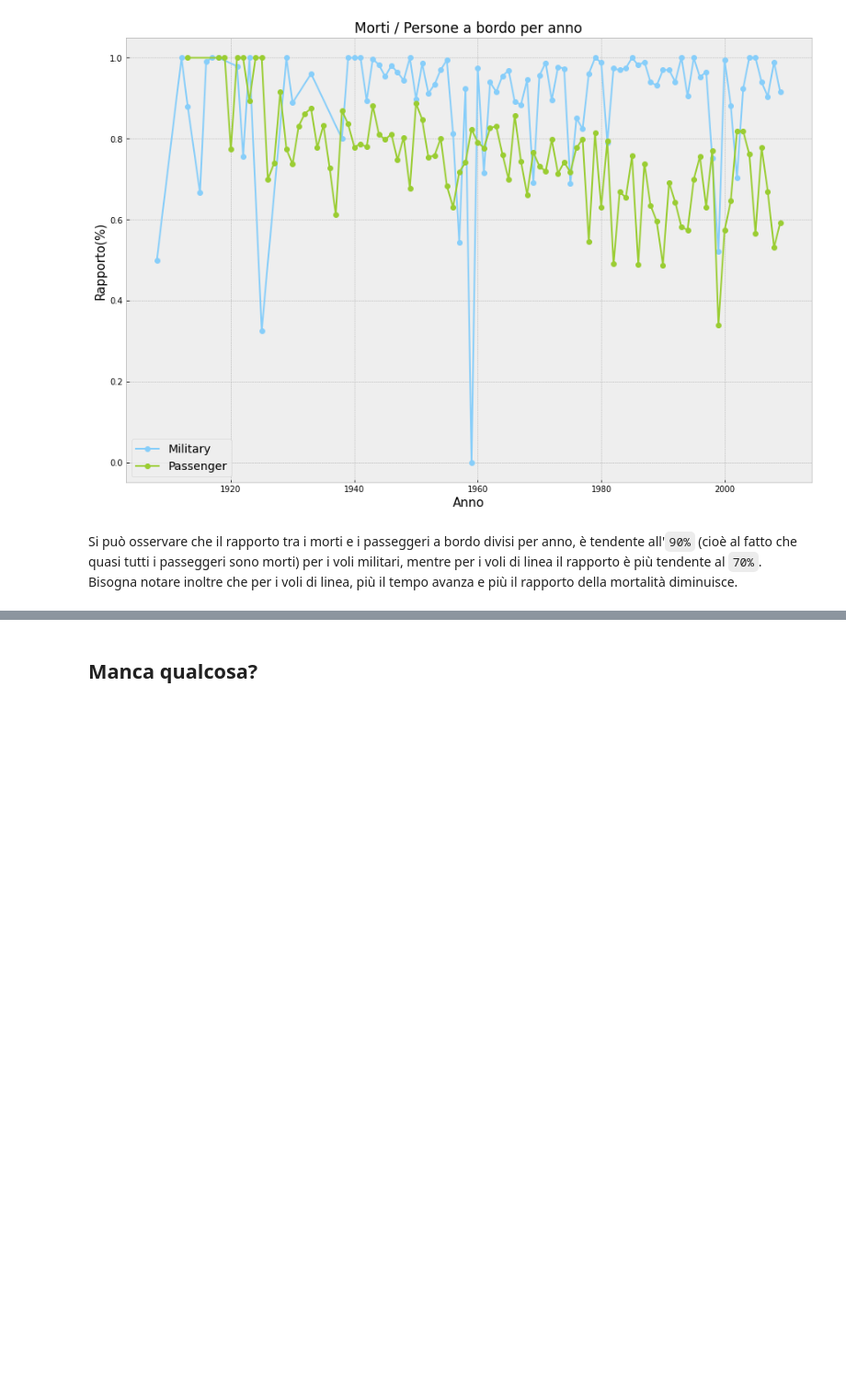
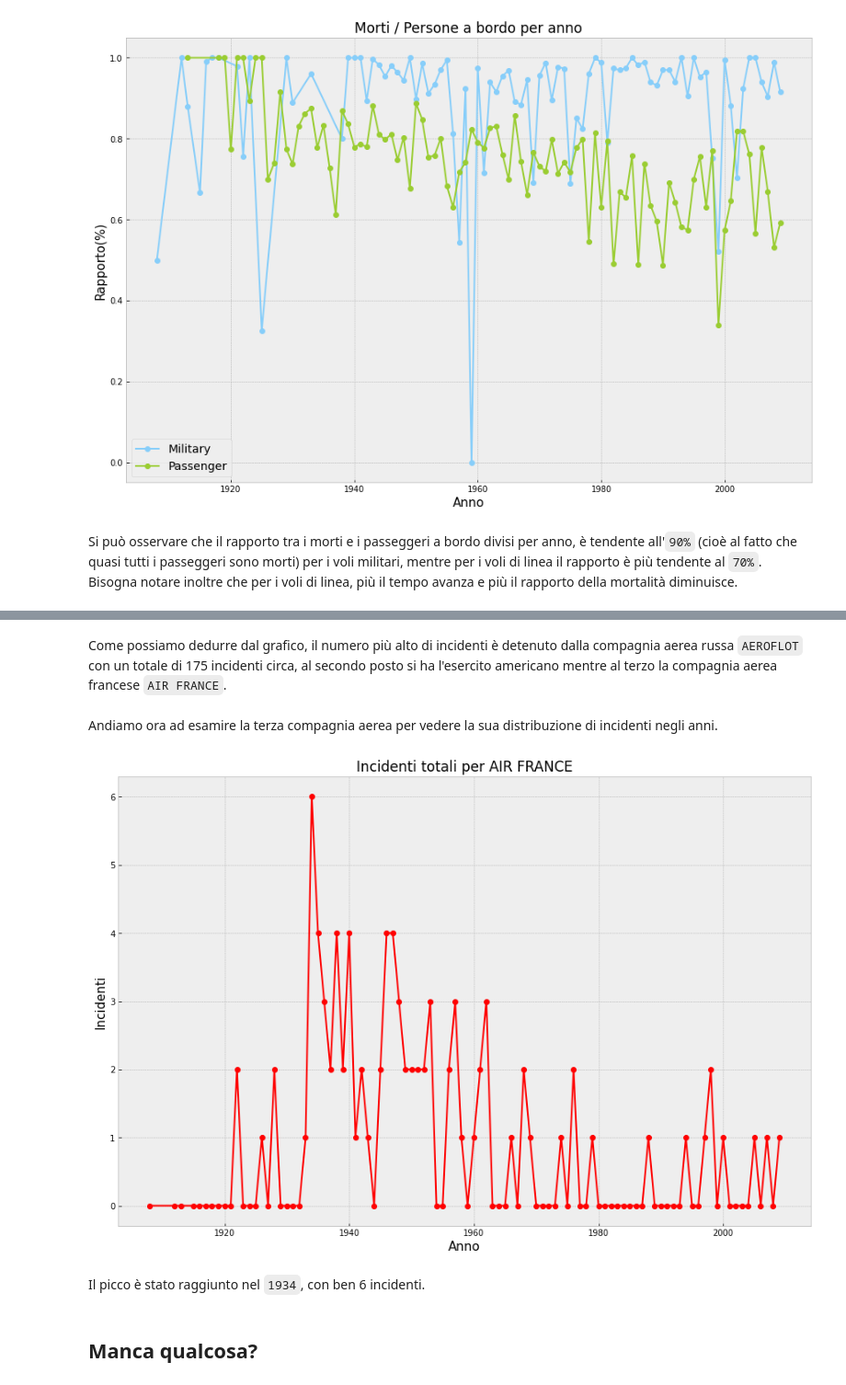
Before and after one commit to A-mangio/incidenti_aerei, a Jupyter notebook: airplaneCrashes.ipynb, the cells around one changed output, grey strips where cells are left out. Shown at 92% size. Cells and saved outputs as stored; diff of their text form; code cells hidden in the pictures; blank space fills up the shorter version.

```diff
--- a/airplaneCrashes.ipynb
+++ b/airplaneCrashes.ipynb
@@ -147,3 +162,24 @@ Bisogna notare inoltre che per i voli di linea, più il tempo avanza e più il r
+# %% [markdown]
+Come possiamo dedurre dal grafico, il numero più alto di incidenti è detenuto dalla compagnia aerea russa `AEROFLOT`  con un totale di 175 incidenti circa, al secondo posto si ha l'esercito americano mentre al terzo la compagnia aerea francese `AIR FRANCE`.
+# %% [markdown]
+Andiamo ora ad esamire la terza compagnia aerea per vedere la sua distribuzione di incidenti negli anni.
+# %%
+Temp = Data.copy()
+Temp["France"] = Data.Operator.str.contains("AIR FRANCE")
+Temp = Temp.loc[:, ['Time', 'France']]
+Temp = Temp.groupby(Temp.Time.dt.year)[['France']].aggregate(np.count_nonzero) # group by years omitting the null (false) count
+
+plt.figure(figsize=(15,10))
+plt.style.use("bmh")
+plt.plot(Temp.index,"France", data=Temp, color='red', marker = "o", linewidth=2)
+plt.xlabel('Anno', fontsize=15)
+plt.ylabel('Incidenti', fontsize=15)
+plt.title('Incidenti totali per AIR FRANCE', loc='Center', fontsize=17)
+plt.show()
+# %% [output]
+[figure, added]
+# %% [markdown]
+Il picco è stato raggiunto nel `1934`, con ben 6 incidenti.
 # %% [markdown]
 ## Manca qualcosa?
 # %% [markdown]
```
Also changed, not shown: parts of 14 cells of this notebook, 1 other file.
